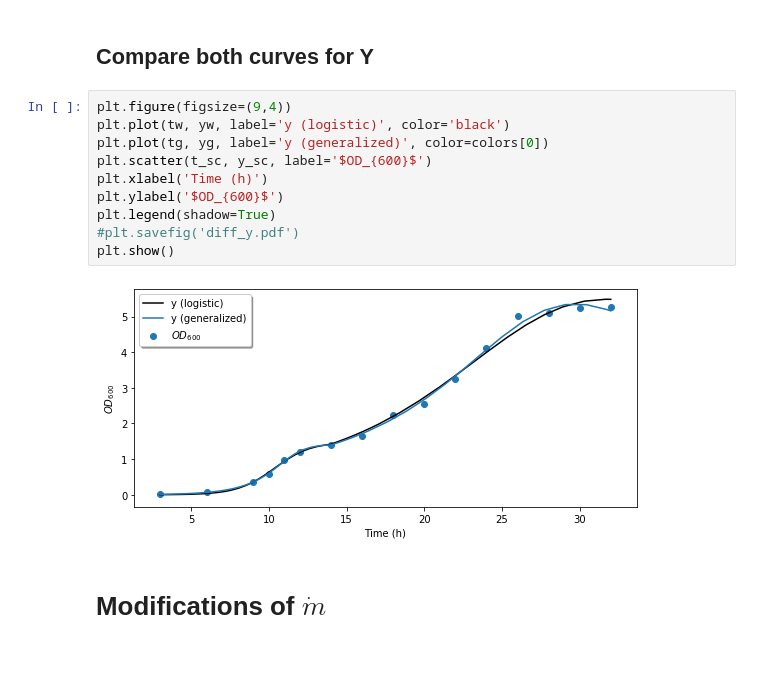
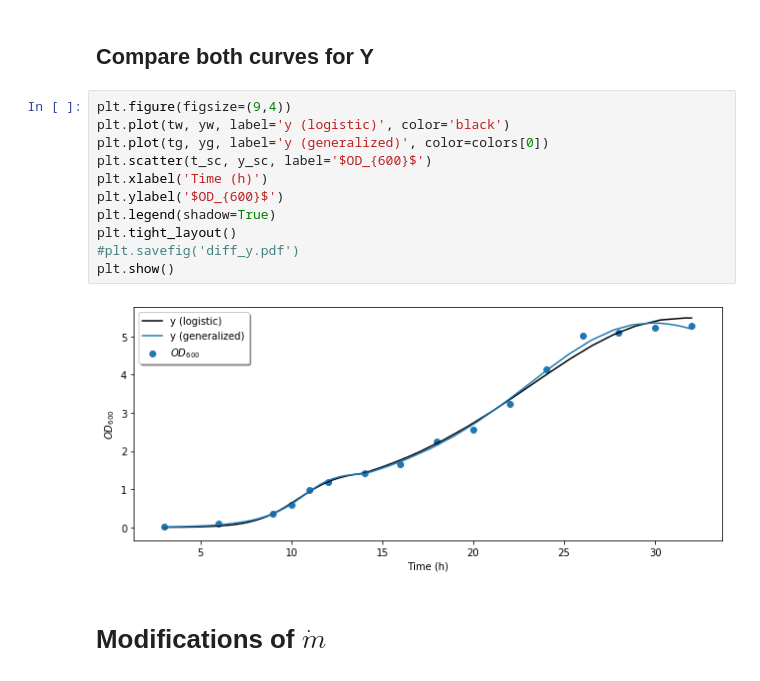
Before and after one commit to Melanie757/Thesis-Code, a Jupyter notebook: figures.ipynb, the cells around one changed output. Cells and saved outputs as stored; diff of their text form.

Commit message:
add missing tight_layout()

```diff
--- a/figures.ipynb
+++ b/figures.ipynb
@@ -509,15 +509,16 @@ plt.show()
 # %%
 plt.figure(figsize=(9,4))
 plt.plot(tw, yw, label='y (logistic)', color='black')
 plt.plot(tg, yg, label='y (generalized)', color=colors[0])
 plt.scatter(t_sc, y_sc, label='$OD_{600}$')
 plt.xlabel('Time (h)')
 plt.ylabel('$OD_{600}$')
 plt.legend(shadow=True)
+plt.tight_layout()
 #plt.savefig('diff_y.pdf')
 plt.show()
 # %% [output]
-[figure, old version]
+[figure, new version]
 # %% [markdown]
 # Modifications of $\dot m$
 # %% [markdown]
```
